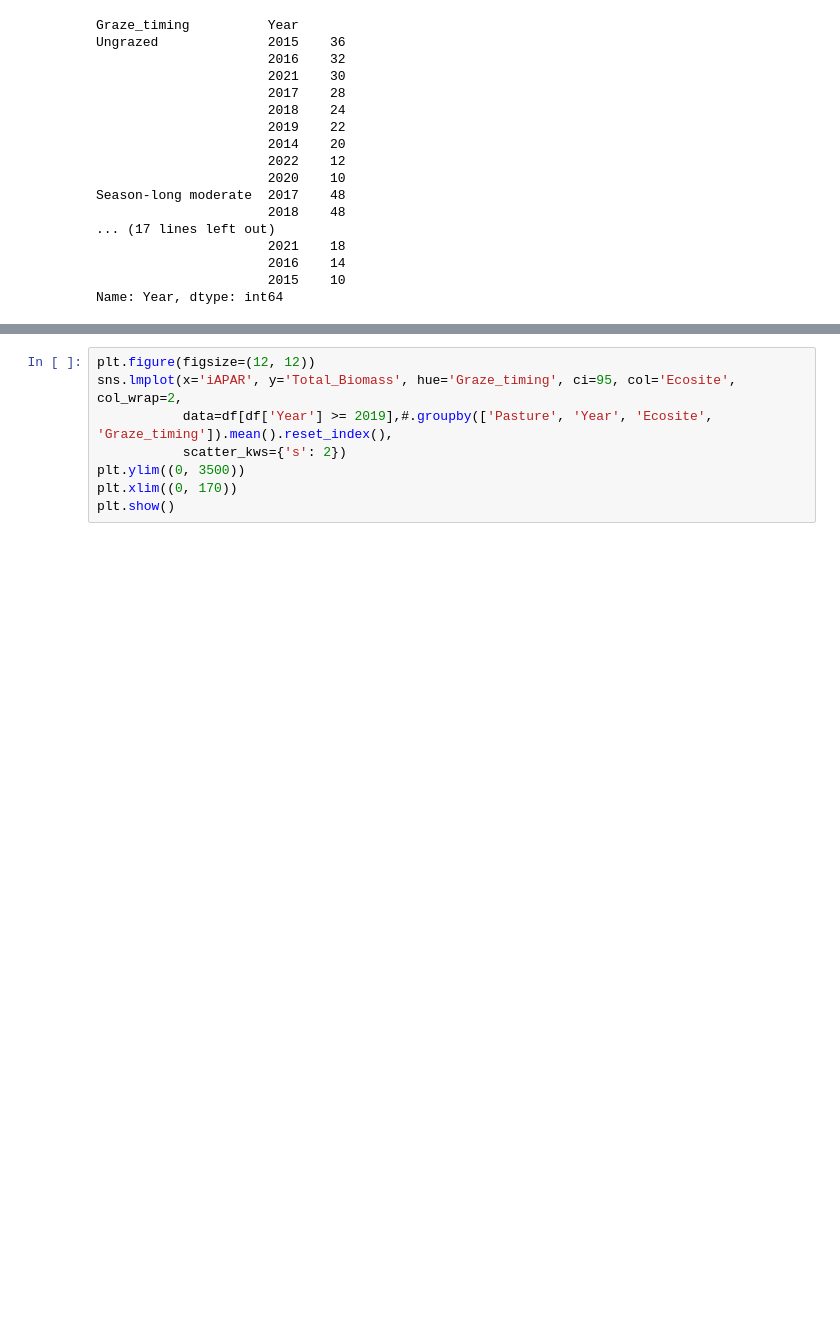
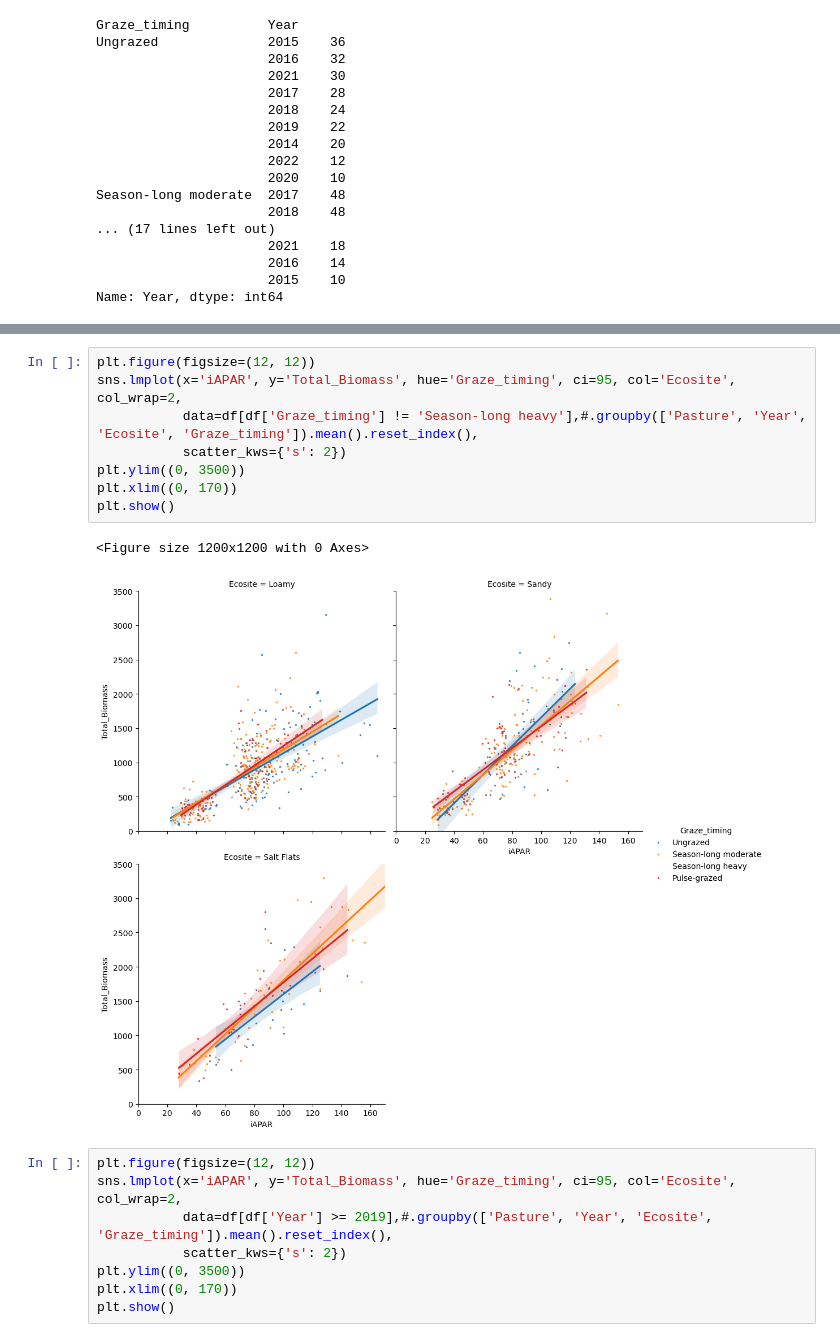
Before and after one commit to kearney-sp/cper_hls_veg_models, a Jupyter notebook: production/compensation_explore.ipynb, the cells around one changed output, grey strips where cells are left out. Saved outputs shown, nothing was run; the diff lists cells and outputs as text; blank space fills up the shorter version.

```diff
--- a/production/compensation_explore.ipynb
+++ b/production/compensation_explore.ipynb
@@ -103,3 +103,14 @@ sns.lmplot(x='iAPAR', y='Total_Biomass', hue='Pasture', ci=None, col='Ecosite',
+# %%
+plt.figure(figsize=(12, 12))
+sns.lmplot(x='iAPAR', y='Total_Biomass', hue='Graze_timing', ci=95, col='Ecosite', col_wrap=2,
+           data=df[df['Graze_timing'] != 'Season-long heavy'],#.groupby(['Pasture', 'Year', 'Ecosite', 'Graze_timing']).mean().reset_index(),
+           scatter_kws={'s': 2})
+plt.ylim((0, 3500))
+plt.xlim((0, 170))
+plt.show()
+# %% [output]
+<Figure size 1200x1200 with 0 Axes>
+[figure, added]
 # %%
 plt.figure(figsize=(12, 12))
 sns.lmplot(x='iAPAR', y='Total_Biomass', hue='Graze_timing', ci=95, col='Ecosite', col_wrap=2,
```
Also changed, not shown: parts of 2 cells of this notebook, 2 other files.
